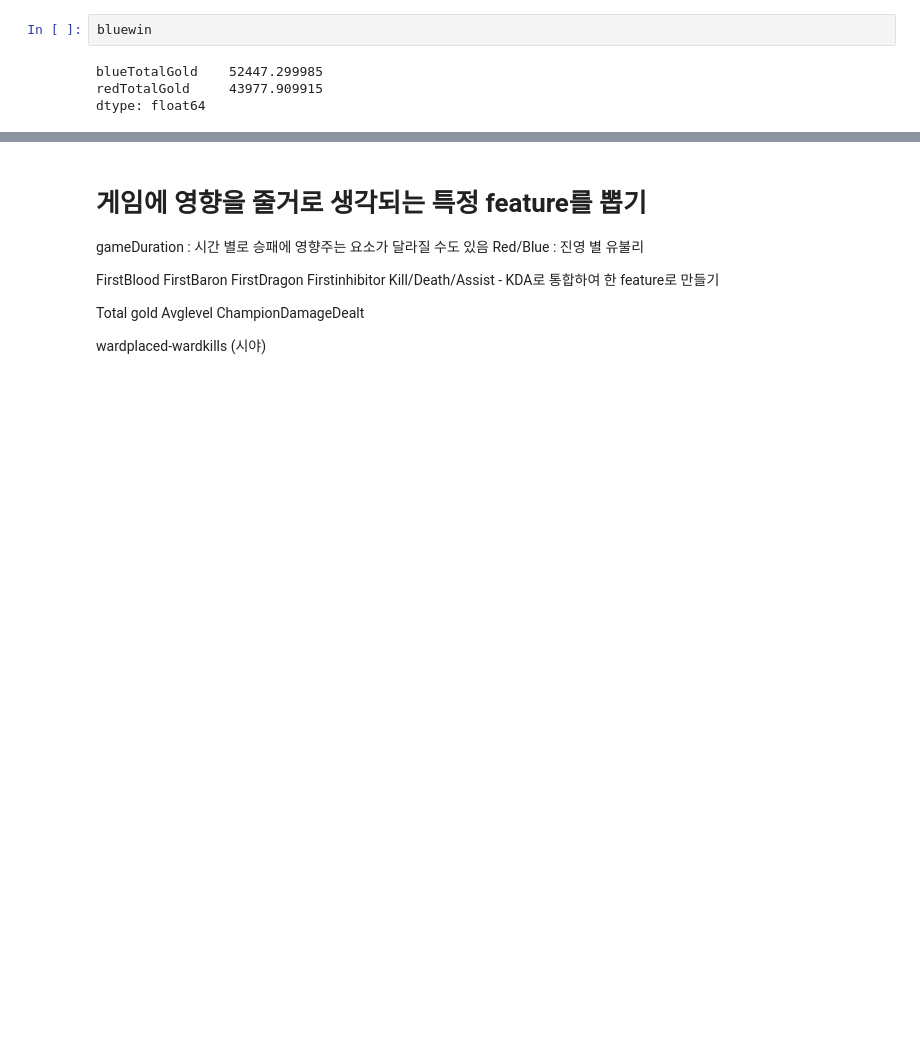
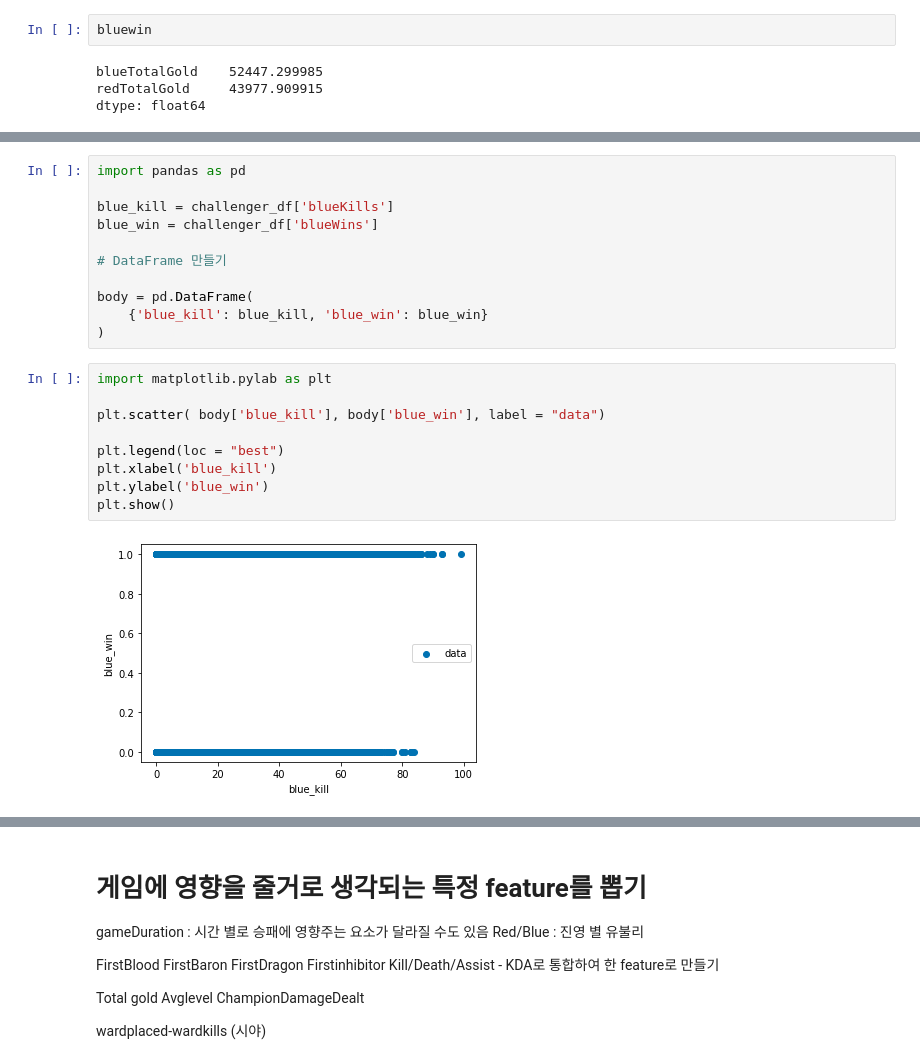
Before and after one commit to Recorder08/Recorder08.github.io, a Jupyter notebook: aix.ipynb, the cells around one changed output, grey strips where cells are left out. Saved outputs shown, nothing was run; the diff lists cells and outputs as text; blank space fills up the shorter version.

```diff
--- a/aix.ipynb
+++ b/aix.ipynb
@@ -155,0 +205,22 @@ dtype: float64
+# %%
+import pandas as pd
+
+blue_kill = challenger_df['blueKills']
+blue_win = challenger_df['blueWins']
+
+# DataFrame 만들기
+
+body = pd.DataFrame(
+    {'blue_kill': blue_kill, 'blue_win': blue_win}
+)
+# %%
+import matplotlib.pylab as plt
+
+plt.scatter( body['blue_kill'], body['blue_win'], label = "data")
+
+plt.legend(loc = "best")
+plt.xlabel('blue_kill')
+plt.ylabel('blue_win')
+plt.show()
+# %% [output]
+[figure, added]
```
Also changed, not shown: parts of 56 cells of this notebook.
